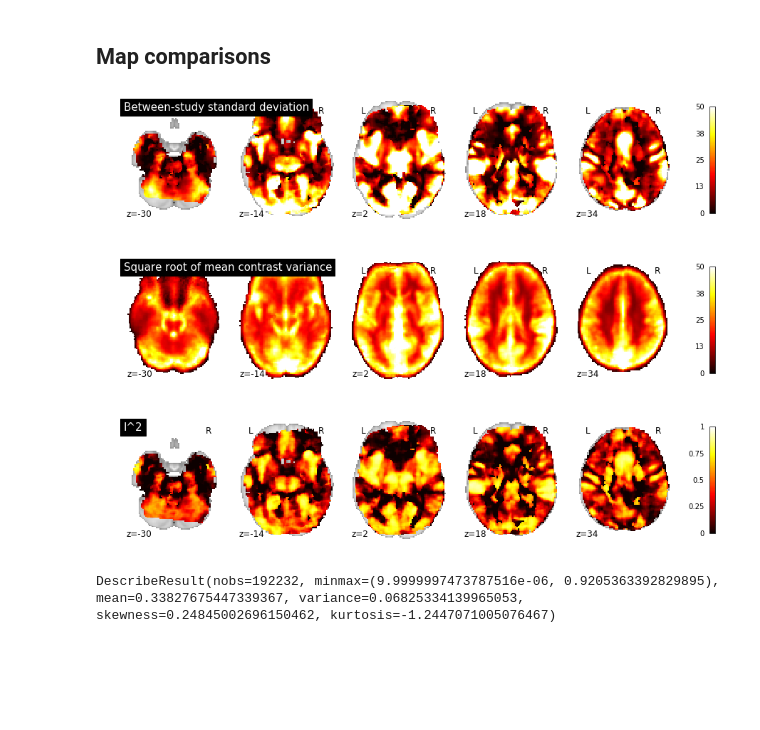
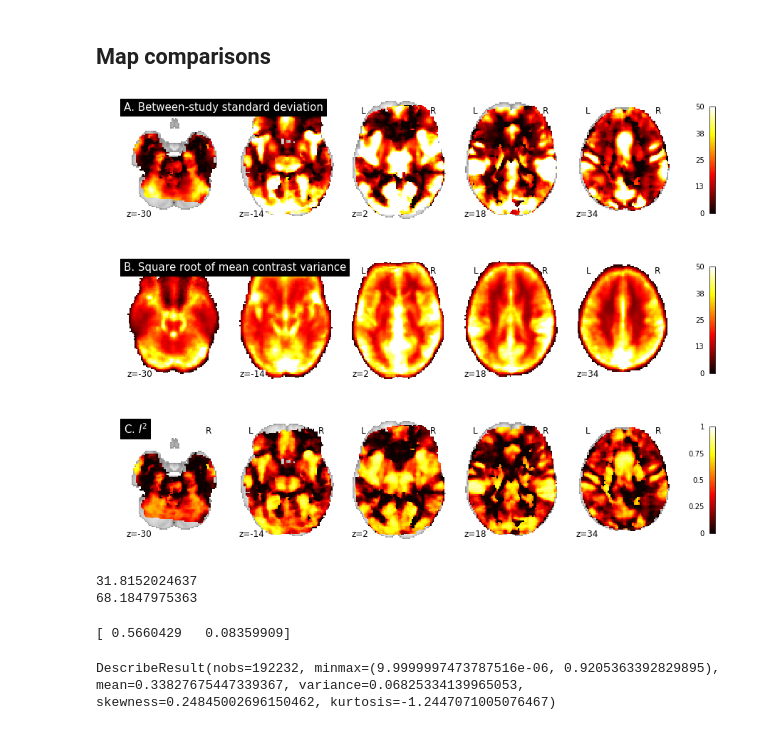
Before and after one commit to cmaumet/zmeta, a Jupyter notebook: real_data_setting.ipynb, the cells around one changed output. Drawn from its saved outputs; the diff is of its cells as text; code cells hidden in the pictures; blank space fills up the shorter version.

```diff
--- a/real_data_setting.ipynb
+++ b/real_data_setting.ipynb
@@ -230,22 +232,34 @@ def new_inmask_img_like(img, inmask, values):
 # %%
 # Root square of the avg squared study standard error
 mean_si2 = np.mean(si2, axis=3)
 
 plotting.plot_stat_map(new_img_like(tau2_img, np.sqrt(tau2)), colorbar=True, display_mode='z',
-                      cut_coords = slices, title="Between-study standard deviation", vmax=np.sqrt(meansi2_vmax))
+                      cut_coords = slices, title="A. Between-study standard deviation", vmax=np.sqrt(meansi2_vmax))
 plt.savefig('heterogeneity_I2_between.pdf', format='pdf', dpi=300)
 plotting.plot_stat_map(new_img_like(tau2_img, np.sqrt(mean_si2)), colorbar=True, display_mode='z',
-                      cut_coords = slices, title="Square root of mean contrast variance", vmax=np.sqrt(meansi2_vmax))
+                      cut_coords = slices, title="B. Square root of mean contrast variance", vmax=np.sqrt(meansi2_vmax))
 plt.savefig('heterogeneity_I2_mean_within.pdf', format='pdf', dpi=300)
 i2_img = new_inmask_img_like(tau2_img, in_mask, (tau2[in_mask]/(tau2[in_mask] + mean_si2[in_mask])))
 plotting.plot_stat_map(i2_img,
                       colorbar=True, display_mode='z',
-                      cut_coords = slices, title="I^2", vmax=1)
+                      cut_coords = slices, title="C. $I^2$", vmax=1)
 plt.savefig('heterogeneity_I2.pdf', format='pdf', dpi=300)
 # %% [output]
-[figure, old version]
+[figure, new version]
-[figure, old version]
+[figure, new version]
-[figure, old version]
+[figure, new version]
+# %%
+### Percentage of voxels with I^2 > 0.5 (i.e. dominating between-study variance)
+print(sum(i2_img.get_data()[in_mask]>0.5)/len(in_mask[0])*100)
+print(sum(i2_img.get_data()[in_mask]<0.5)/len(in_mask[0])*100)
+# %% [output]
+31.8152024637
+68.1847975363
+# %%
+# Quartiles of I^2
+print(np.percentile(i2_img.get_data()[in_mask], [75 ,25]))
+# %% [output]
+[ 0.5660429   0.08359909]
 # %%
 values = i2_img.get_data()[in_mask].flatten()
 
```
Also changed, not shown: parts of 2 cells of this notebook, 6 other files.
